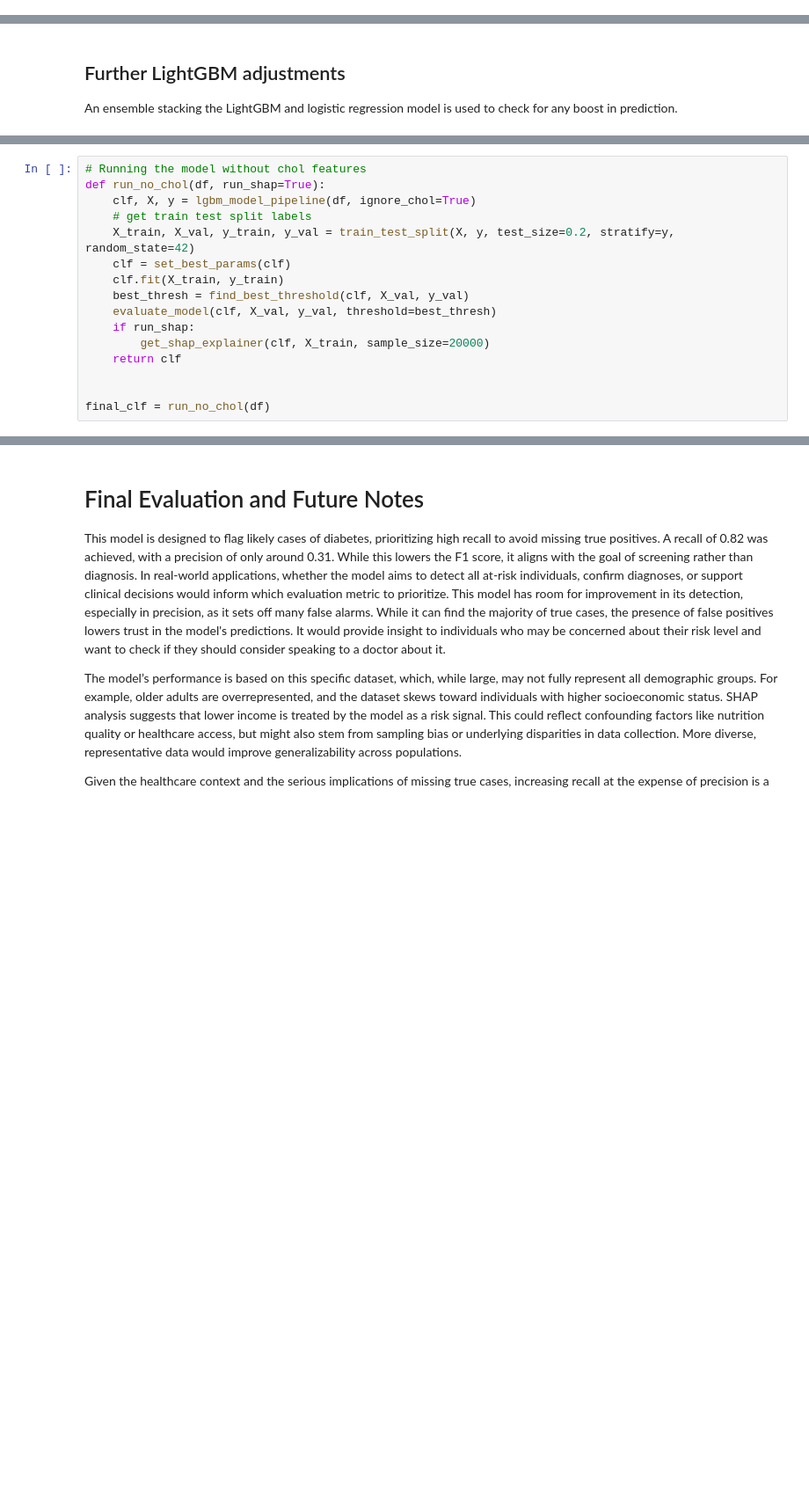
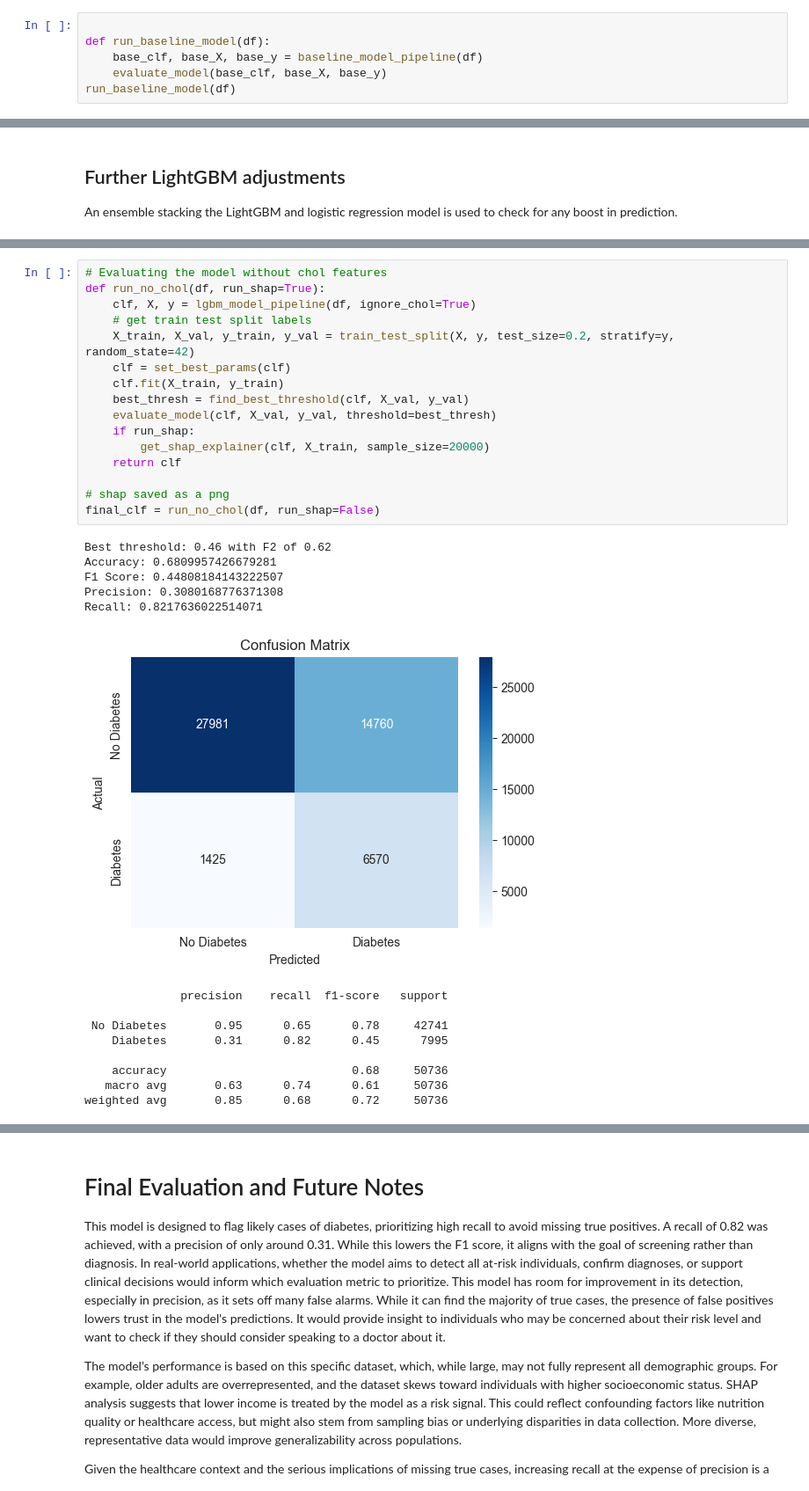
Before and after one commit to lizru/diabetes-risk-model, a Jupyter notebook: diabetes.ipynb, the cells around one changed output, grey strips where cells are left out. Shown at 88% size. Saved outputs shown, nothing was run; the diff lists cells and outputs as text; blank space fills up the shorter version.

Commit message:
Added EDA plots in folder, cleaned outputs of notebook

```diff
--- a/diabetes.ipynb
+++ b/diabetes.ipynb
@@ -429,3 +429,9 @@ evaluate_model(base_clf, base_X, base_y)
+# %%
+
+def run_baseline_model(df):
+    base_clf, base_X, base_y = baseline_model_pipeline(df)
+    evaluate_model(base_clf, base_X, base_y)
+run_baseline_model(df)
 # %% [markdown]
 The baseline regression model has an accuracy of .73, but the F1 is only .47. This is because the recall is .77, meaning that the model caches about 77% of actual diabetes cases, but has a precision of .34, meaning that it when it predicts diabetes, it is only correct about 34% of the time, meaning that there are many false positives. The accuracy is heavily influenced by the majority class size. While the accuracy might look like a decent baseline, the F1 score shows how the imbalance in data can make that metric misleading; it is essential to look at other scores.
 # %% [markdown]
@@ -664,18 +671,33 @@ Stacking the two models were already built did not provide a signficant increase
 
 One notable concern is potential data leakage from the cholesterol check feature. Individuals with a diabetes diagnosis are often encouraged to monitor cholesterol levels more frequently. If cholesterol check frequency is captured post-diagnosis, the model may learn patterns of disease management rather than risk indicators. RBecause the model is intended for pre-diagnosis risk prediction, removing this feature may be necessary to ensure valid learning. The final model will remove the predictors of cholesterol check or high cholesterol, which may reduce F1 but provide a more accurate generalization.
 # %%
-# Running the model without chol features
+# Evaluating the model without chol features
 def run_no_chol(df, run_shap=True):
     clf, X, y = lgbm_model_pipeline(df, ignore_chol=True)
     # get train test split labels
     X_train, X_val, y_train, y_val = train_test_split(X, y, test_size=0.2, stratify=y, random_state=42)
     clf = set_best_params(clf)
     clf.fit(X_train, y_train)
     best_thresh = find_best_threshold(clf, X_val, y_val)
     evaluate_model(clf, X_val, y_val, threshold=best_thresh)
     if run_shap:
         get_shap_explainer(clf, X_train, sample_size=20000)
     return clf
 
-
-final_clf = run_no_chol(df)
+# shap saved as a png
+final_clf = run_no_chol(df, run_shap=False)
+# %% [output]
+Best threshold: 0.46 with F2 of 0.62
+Accuracy: 0.6809957426679281
+F1 Score: 0.44808184143222507
+Precision: 0.3080168776371308
+Recall: 0.8217636022514071
+[figure, added]
+              precision    recall  f1-score   support
+
+ No Diabetes       0.95      0.65      0.78     42741
+    Diabetes       0.31      0.82      0.45      7995
+
+    accuracy                           0.68     50736
+   macro avg       0.63      0.74      0.61     50736
+weighted avg       0.85      0.68      0.72     50736
```
Also changed, not shown: parts of 8 cells of this notebook, 5 other files.
